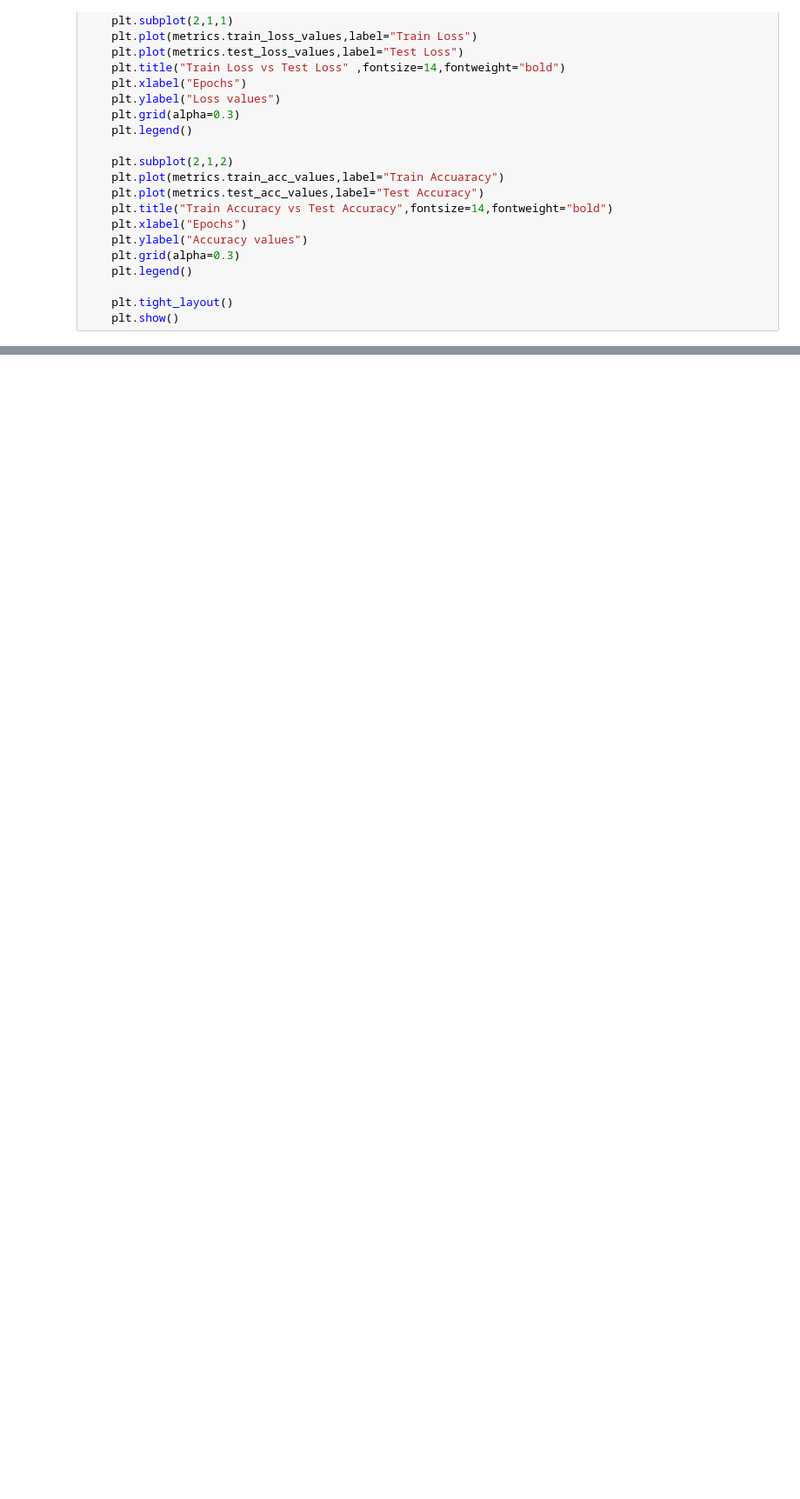
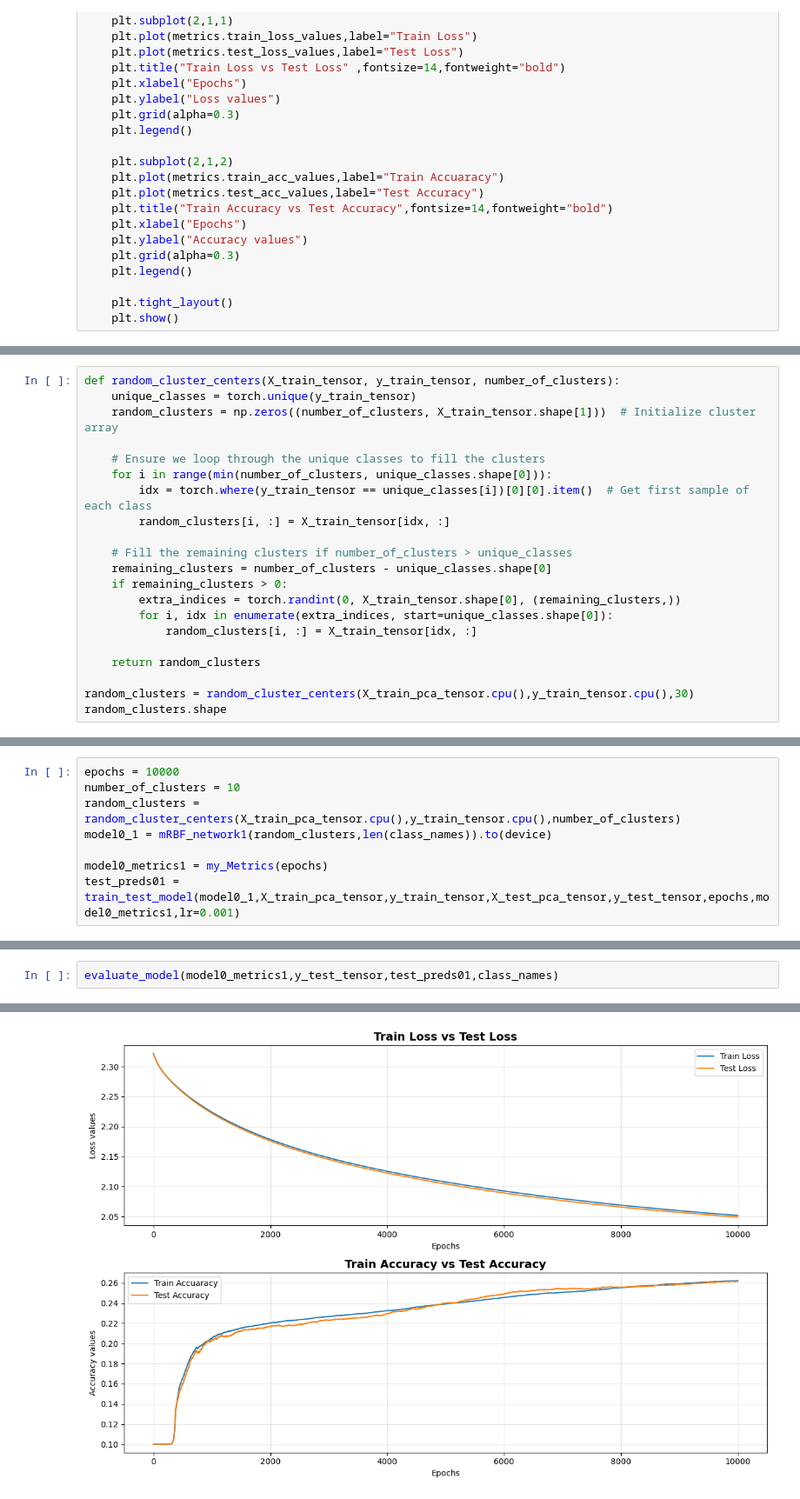
Before and after one commit to kounsolas/NeuralNetworks, a Jupyter notebook: Task3.ipynb, the cells around one changed output, grey strips where cells are left out. Shown at 87% size. Cells and saved outputs as stored; diff of their text form; blank space fills up the shorter version.

```diff
--- a/Task3.ipynb
+++ b/Task3.ipynb
@@ -219,0 +280,21 @@ def evaluate_model(metrics,y_true,y_preds,target_names):
+# %%
+def random_cluster_centers(X_train_tensor, y_train_tensor, number_of_clusters):
+    unique_classes = torch.unique(y_train_tensor)
+    random_clusters = np.zeros((number_of_clusters, X_train_tensor.shape[1]))  # Initialize cluster array
+
+    # Ensure we loop through the unique classes to fill the clusters
+    for i in range(min(number_of_clusters, unique_classes.shape[0])):
+        idx = torch.where(y_train_tensor == unique_classes[i])[0][0].item()  # Get first sample of each class
+        random_clusters[i, :] = X_train_tensor[idx, :]
+
+    # Fill the remaining clusters if number_of_clusters > unique_classes
+    remaining_clusters = number_of_clusters - unique_classes.shape[0]
+    if remaining_clusters > 0:
+        extra_indices = torch.randint(0, X_train_tensor.shape[0], (remaining_clusters,))
+        for i, idx in enumerate(extra_indices, start=unique_classes.shape[0]):
+            random_clusters[i, :] = X_train_tensor[idx, :]
+
+    return random_clusters
+
+random_clusters = random_cluster_centers(X_train_pca_tensor.cpu(),y_train_tensor.cpu(),30)
+random_clusters.shape
@@ -260,0 +364,8 @@ class mRBF_network1(nn.Module):
+# %%
+epochs = 10000
+number_of_clusters = 10
+random_clusters = random_cluster_centers(X_train_pca_tensor.cpu(),y_train_tensor.cpu(),number_of_clusters)
+model0_1 = mRBF_network1(random_clusters,len(class_names)).to(device)
+
+model0_metrics1 = my_Metrics(epochs)
+test_preds01 = train_test_model(model0_1,X_train_pca_tensor,y_train_tensor,X_test_pca_tensor,y_test_tensor,epochs,model0_metrics1,lr=0.001)
@@ -260,0 +385,3 @@ class mRBF_network1(nn.Module):
+# %%
+evaluate_model(model0_metrics1,y_test_tensor,test_preds01,class_names)
+# %% [output]
@@ -260,0 +404 @@ class mRBF_network1(nn.Module):
+[figure, added]
```
Also changed, not shown: parts of 93 cells of this notebook.
